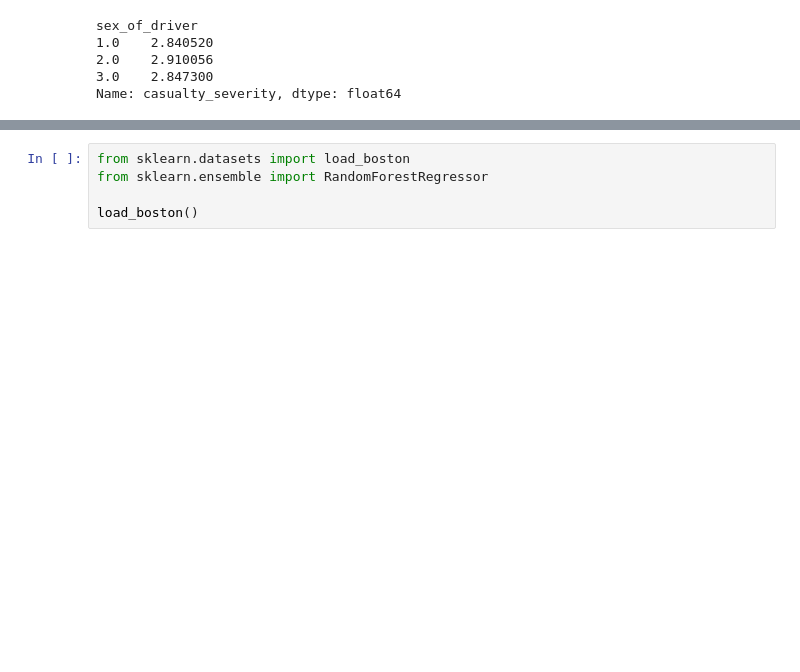
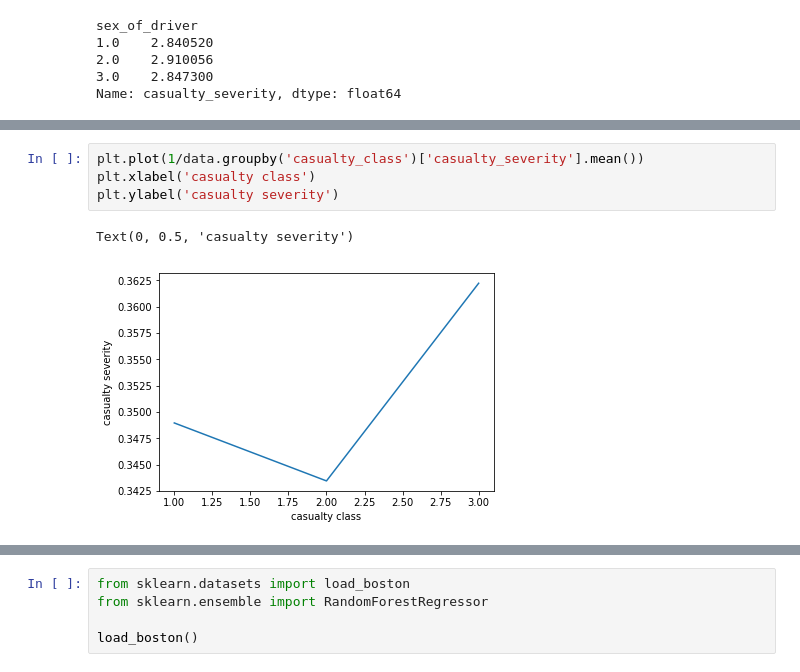
Before and after one commit to RajatRasal/Road-Accidents-Analysis-AI-Hack, a Jupyter notebook: DataCleaning.ipynb, the cells around one changed output, grey strips where cells are left out. Saved outputs shown, nothing was run; the diff lists cells and outputs as text; blank space fills up the shorter version.

```diff
--- a/DataCleaning.ipynb
+++ b/DataCleaning.ipynb
@@ -213,0 +210,7 @@ day_of_week
+# %%
+plt.plot(1/data.groupby('casualty_class')['casualty_severity'].mean())
+plt.xlabel('casualty class')
+plt.ylabel('casualty severity')
+# %% [output]
+Text(0, 0.5, 'casualty severity')
+[figure, added]
```
Also changed, not shown: parts of 10 cells of this notebook.
